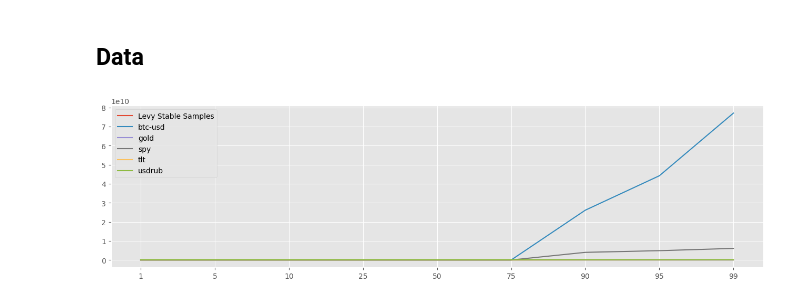
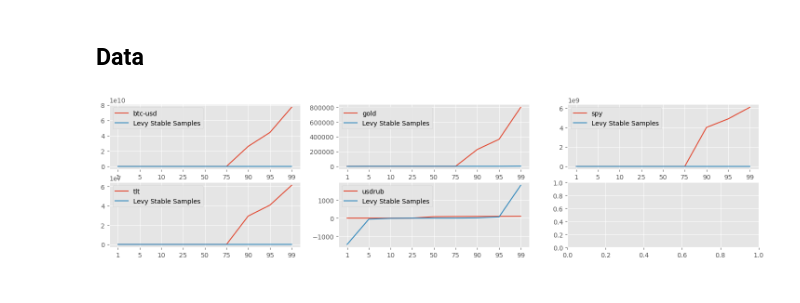
Before and after one commit to fadeeva/Risk_Alpha_Stable, a Jupyter notebook: notebooks/Calibration_of_the_alpha-stable_dist.ipynb, the cells around one changed output. Cells and saved outputs as stored; diff of their text form; code cells hidden in the pictures.

Commit message:
update quantiles plots

```diff
--- a/notebooks/Calibration_of_the_alpha-stable_dist.ipynb
+++ b/notebooks/Calibration_of_the_alpha-stable_dist.ipynb
@@ -38,14 +38,14 @@ quantiles_model = np.percentile(sample, quantiles)
 quantiles_data = {}
 for ticker, asset in data.items():
     quantiles_data[ticker] = np.percentile(asset, quantiles)
-# %%
-plt.figure(figsize=(16, 4))
-
-plt.plot(np.arange(len(quantiles)), quantiles_model, label='Levy Stable Samples')
-for ticker, q in quantiles_data.items():
-    plt.plot(np.arange(len(quantiles)), q, label=f'{ticker}')
-
-plt.xticks(np.arange(len(quantiles)), quantiles)
-plt.legend();
-# %% [output]
-[figure, removed]
+# %%
+fig, axes = plt.subplots(2, 3, figsize=(18, 4))
+axes = axes.flatten()
+for i, (ticker, q) in enumerate(quantiles_data.items()):
+    axes[i].plot(np.arange(len(quantiles)), q, label=f'{ticker}')
+    axes[i].plot(np.arange(len(quantiles)), quantiles_model, label='Levy Stable Samples')
+    axes[i].set_xticks(np.arange(len(quantiles)), quantiles)
+
+    axes[i].legend();
+# %% [output]
+[figure, added]
```
